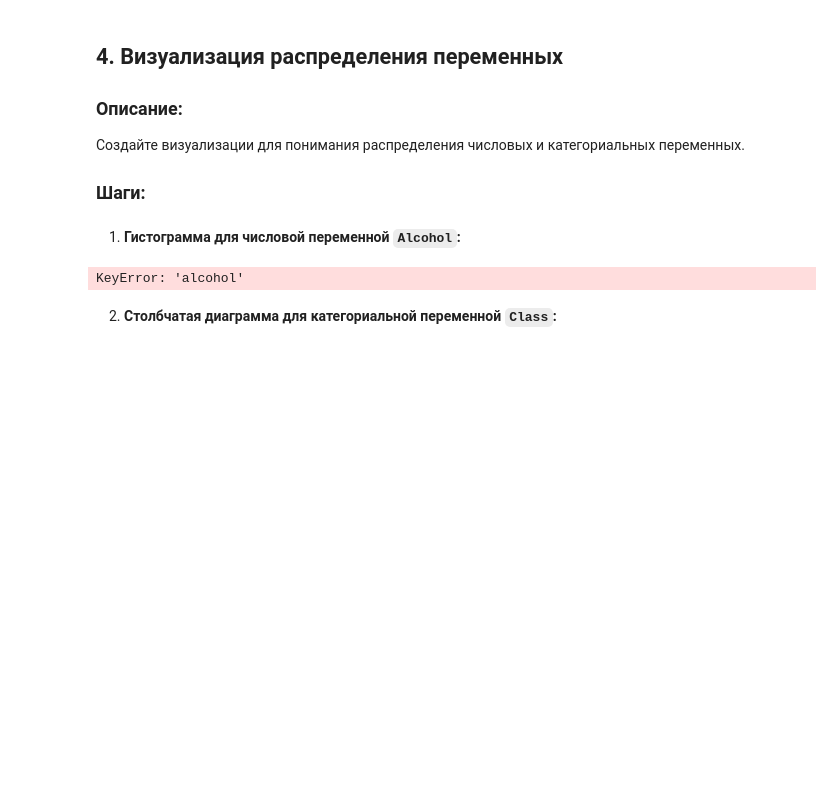
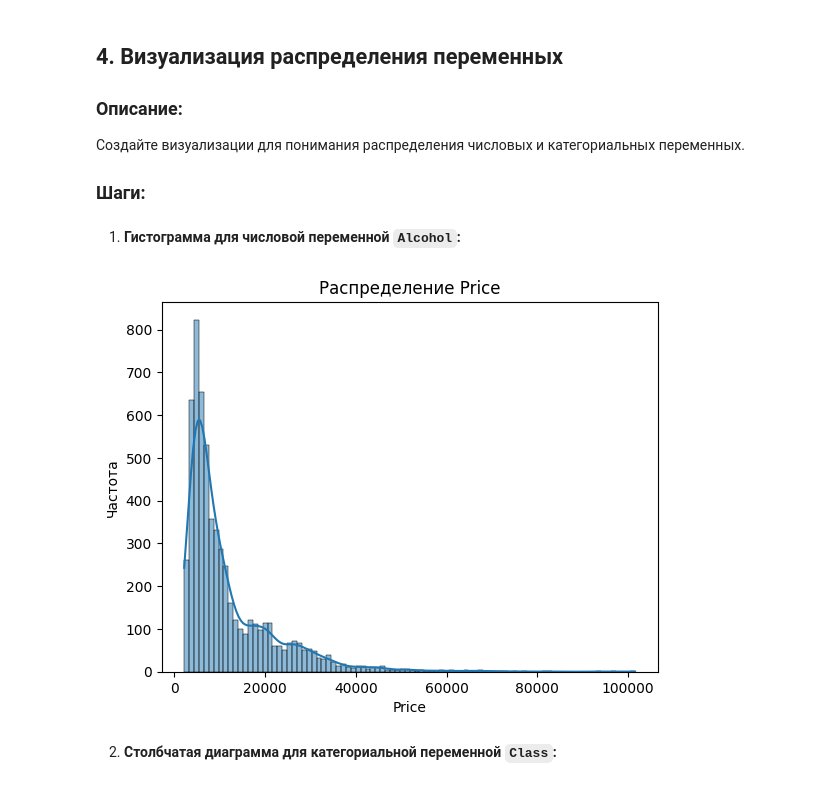
Before and after one commit to katalinka0900/Lo0o2, a Jupyter notebook: Практика_1.ipynb, the cells around one changed output. Drawn from its saved outputs; the diff is of its cells as text; code cells hidden in the pictures; blank space fills up the shorter version.

```diff
--- a/Практика_1.ipynb
+++ b/Практика_1.ipynb
@@ -250,13 +250,13 @@ df.describe()
 # %% [markdown]
 1. **Гистограмма для числовой переменной `Alcohol`:**
 # %%
-   sns.histplot(df['alcohol'], kde=True)
-   plt.title('Распределение Alcohol')
-   plt.xlabel('Alcohol')
-   plt.ylabel('Частота')
-   plt.show()
+  sns.histplot(df['Price'], kde=True)
+  plt.title('Распределение Price')
+  plt.xlabel('Price')
+  plt.ylabel('Частота')
+  plt.show()
 # %% [output]
-KeyError: 'alcohol'
+[figure, added]
 # %% [markdown]
 2. **Столбчатая диаграмма для категориальной переменной `Class`:**
 # %%
```
Also changed, not shown: parts of 6 cells of this notebook.
